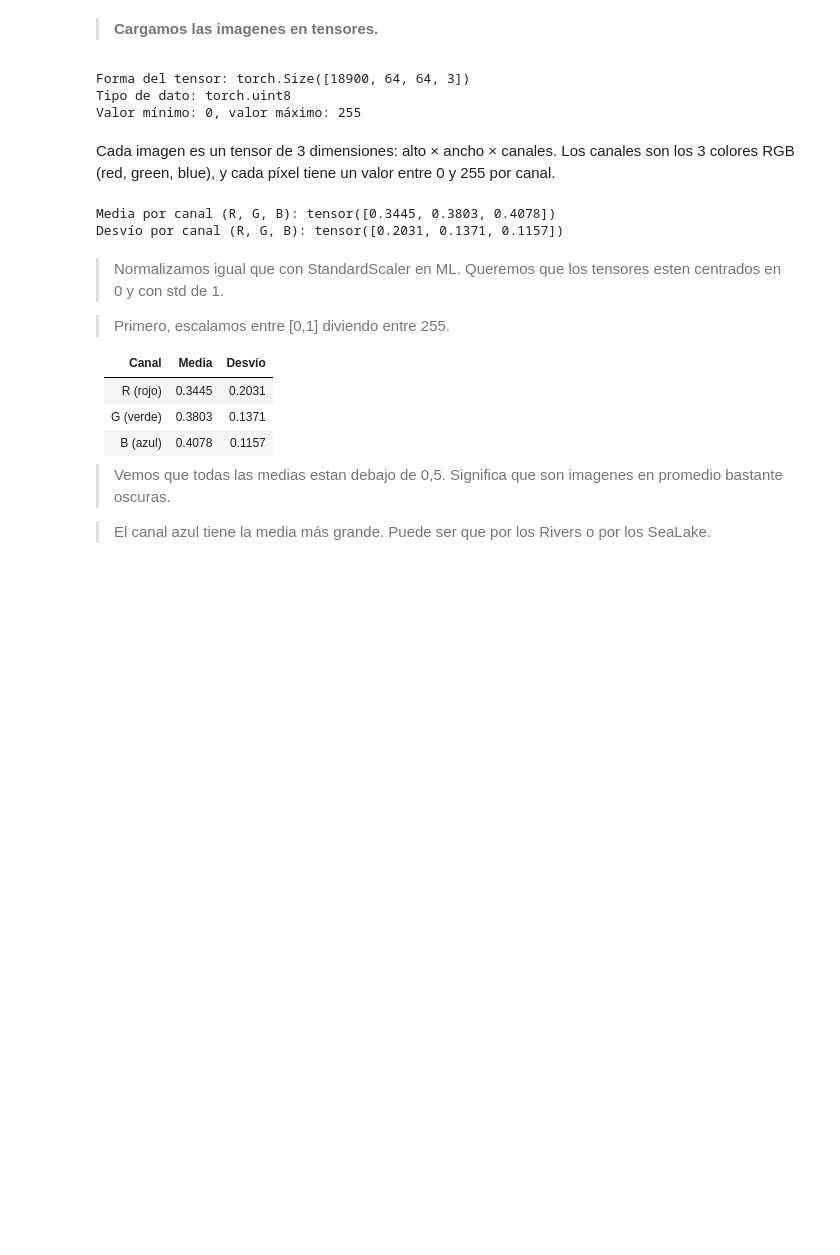
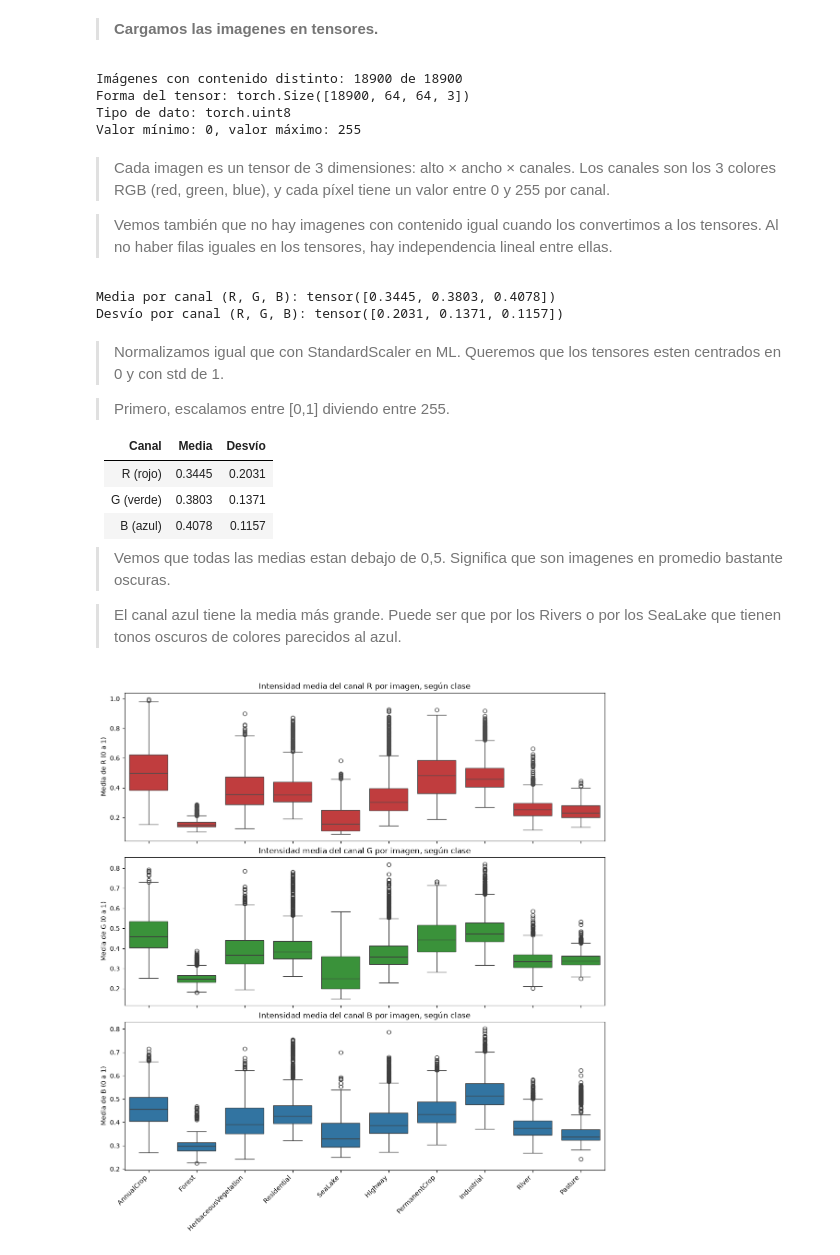
Before and after one commit to manuelferrario/tp3-redes-neuronales-EuroSAT, a Jupyter notebook: tp3.ipynb, the cells around one changed output. Saved outputs shown, nothing was run; the diff lists cells and outputs as text; code cells hidden in the pictures; blank space fills up the shorter version.

```diff
--- a/tp3.ipynb
+++ b/tp3.ipynb
@@ -199,15 +253,22 @@ lista_imagenes = [torch.from_numpy(plt.imread(f"{DATA_DIR}/{archivo}")) for arch
 # Apilamos todas en un solo tensor: (cantidad, alto, ancho, canales)
 imagenes_train = torch.stack(lista_imagenes, dim=0)
 
+# Aplanamos cada imagen a un vector de 64*64*3 y contamos cuántas filas distintas hay
+imagenes_unicas = torch.unique(imagenes_train.view(len(imagenes_train), -1), dim=0)
+print(f"Imágenes con contenido distinto: {len(imagenes_unicas)} de {len(imagenes_train)}")
+
 print(f"Forma del tensor: {imagenes_train.shape}")
 print(f"Tipo de dato: {imagenes_train.dtype}")
 print(f"Valor mínimo: {imagenes_train.min()}, valor máximo: {imagenes_train.max()}")
 # %% [output]
+Imágenes con contenido distinto: 18900 de 18900
 Forma del tensor: torch.Size([18900, 64, 64, 3])
 Tipo de dato: torch.uint8
 Valor mínimo: 0, valor máximo: 255
 # %% [markdown]
-Cada imagen es un tensor de 3 dimensiones: alto × ancho × canales. Los canales son los 3 colores RGB (red, green, blue), y cada píxel tiene un valor entre 0 y 255 por canal.
+> Cada imagen es un tensor de 3 dimensiones: alto × ancho × canales. Los canales son los 3 colores RGB (red, green, blue), y cada píxel tiene un valor entre 0 y 255 por canal.
+
+> Vemos también que no hay imagenes con contenido igual cuando los convertimos a los tensores. Al no haber filas iguales en los tensores, hay independencia lineal entre ellas.
 # %%
 # Escalamos a [0, 1]: pasamos a float y dividimos por 255
 imagenes_train = imagenes_train.float() / 255
@@ -234,4 +295,23 @@ Desvío por canal (R, G, B): tensor([0.2031, 0.1371, 0.1157])
 
 > Vemos que todas las medias estan debajo de 0,5. Significa que son imagenes en promedio bastante oscuras.
 
-> El canal azul tiene la media más grande. Puede ser que por los Rivers o por los SeaLake.
+> El canal azul tiene la media más grande. Puede ser que por los Rivers o por los SeaLake que tienen tonos oscuros de colores parecidos al azul.
+# %%
+import seaborn as sns
+
+# Color promedio de cada imagen: promediamos alto y ancho (dims 1, 2) → (18900, 3)
+color_por_imagen = torch.mean(imagenes_train, dim=(1, 2))
+
+color_df = pd.DataFrame(color_por_imagen.numpy(), columns=["R", "G", "B"])
+color_df["ClassName"] = train_df["ClassName"].values  # mismo orden en que cargamos las imágenes
+
+fig, axs = plt.subplots(3, 1, figsize=(11, 12), constrained_layout=True, sharex=True)
+for ax, canal, color in zip(axs, ["R", "G", "B"], ["#d62728", "#2ca02c", "#1f77b4"]):
+    sns.boxplot(data=color_df, x="ClassName", y=canal, order=orden, ax=ax, color=color)
+    ax.set_title(f"Intensidad media del canal {canal} por imagen, según clase")
+    ax.set_xlabel("")
+    ax.set_ylabel(f"Media de {canal} (0 a 1)")
+plt.xticks(rotation=45, ha="right")
+plt.show()
+# %% [output]
+[figure, added]
```
Also changed, not shown: parts of 10 cells of this notebook.
